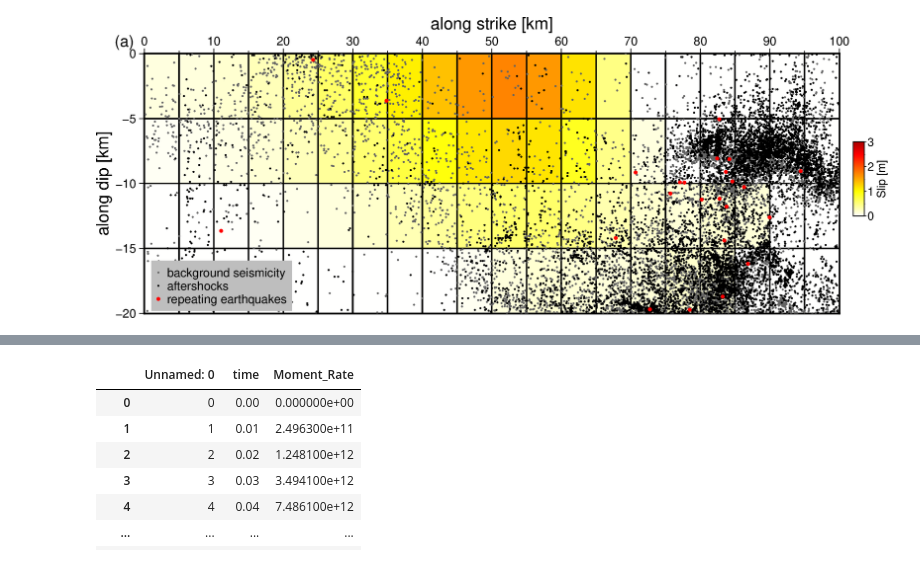
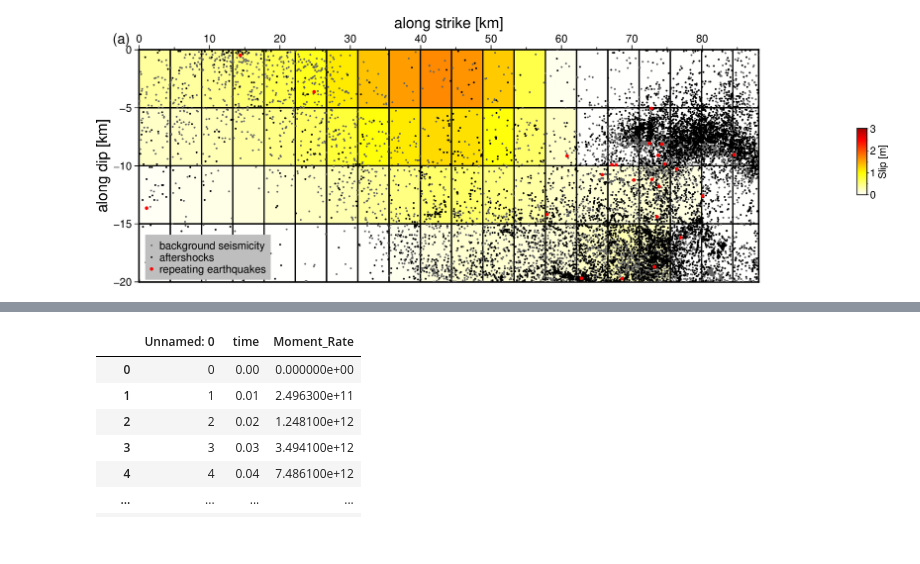
Before and after one commit to Thomas-Ulrich/2024CapeMendocinoEarthquake, a Jupyter notebook: figures/figure2/plot.ipynb, the cells around one changed output, grey strips where cells are left out. Drawn from its saved outputs; the diff is of its cells as text; code cells hidden in the pictures.

Commit message:
update figure 2

```diff
--- a/figures/figure2/plot.ipynb
+++ b/figures/figure2/plot.ipynb
@@ -43,26 +44,26 @@ stf = stf[stf.time <= 21]
 # %%
 
 
 fig = pygmt.Figure()
-fig.basemap(projection='X18.7c/7c', region=[0, 100, -20, 0], frame=['WNbr', 'xa10f5+lalong strike [km]', 'ya5+lalong dip [km]'])
+fig.basemap(projection='X18.7c/7c', region=[0, 88, -20, 0], frame=['WNbr', 'xa10f5+lalong strike [km]', 'ya5+lalong dip [km]'])
 for i, row in static_inv.iterrows():
     fig.plot(x=[row.r, row.l, row.l, row.r], y=-np.array([row.t, row.t, row.b, row.b]), pen='1p,black', close=True, fill=cpt(row.slip))
 cc = 100
 fig.plot(x = background.along_stk_disloc, y=-background.depth, style='c0.05c', fill=f'{cc}/{cc}/{cc}', label='background seismicity')
 fig.plot(x = cat.along_stk_disloc, y=-cat.depth, style='c0.05c', fill='black', label='aftershocks')
 fig.plot(x = repeating_cat.along_stk_disloc, y=-repeating_cat.depth, style='c0.1c', fill='red', label='repeating earthquakes')
 
 
 with pygmt.config(FONT_LABEL='24p,Helvetica,black', FONT_ANNOT_PRIMARY='24p,Helvetica,black'):
     fig.colorbar(frame=['xa1f0.5+lSlip [m]', 'ya0.5'], position='g102/-12.5.5+w2c/0.3c', cmap='slip.cpt')
 fig.text(position='TL', no_clip=True, text='(a)', font='12p,Helvetica,black', offset='-0.8c/0.5c')
 fig.legend(position='n0.01/0.01', box='+ggray')
 
 fig.savefig('./fig2.pdf')
 
 fig.show(width=1200)
 # %% [output]
-[figure, old version]
+[figure, new version]
 # %%
 fault_cords
 # %% [output]
```
Also changed, not shown: parts of 7 cells of this notebook, 15 other files.
